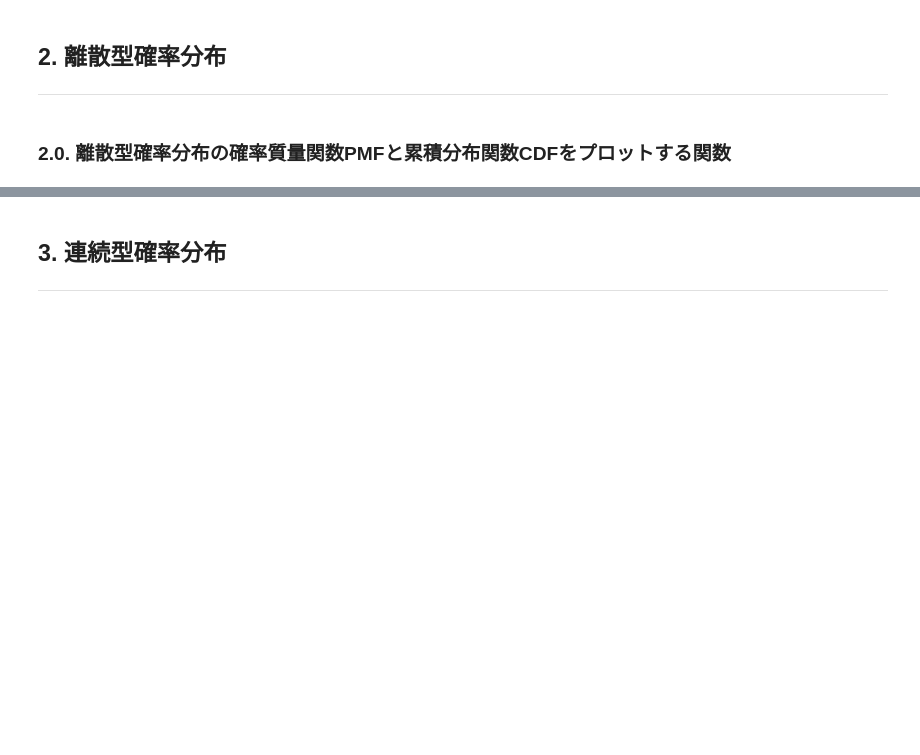
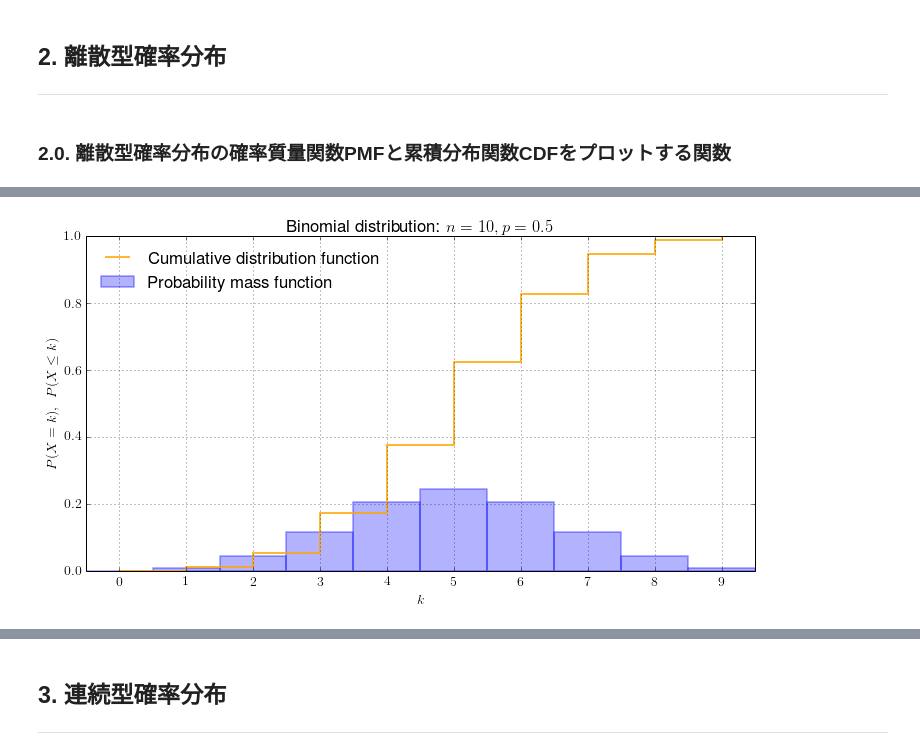
Before and after one commit to sw1227/statistics, a Jupyter notebook: interactive_distribution.ipynb, the cells around one changed output, grey strips where cells are left out. Drawn from its saved outputs; the diff is of its cells as text; code cells hidden in the pictures; blank space fills up the shorter version.

```diff
--- a/interactive_distribution.ipynb
+++ b/interactive_distribution.ipynb
@@ -49,0 +68,10 @@ def plot_discrete(func, k_max=20):
+# %%
+@interact(n=(0, 20), p=(0.0, 1.0), k_max=(5, 15))
+def plot_binomial(n, p, k_max):
+    plot_discrete(stats.binom(n, p), k_max)
+    plt.title("Binomial distribution: $n=%d,p= %.1f$" % (n, p))
+
+# 以下のように1行でも記述できるが、読みやすさを優先した（以下同様）
+#interact(lambda n, p, k_max: plot_discrete(stats.binom(n, p), k_max), n=(0, 20), p=(0.0, 1.0), k_max=(5, 15))
+# %% [output]
+[figure, added]
```
Also changed, not shown: parts of 19 cells of this notebook, 1 other file.
